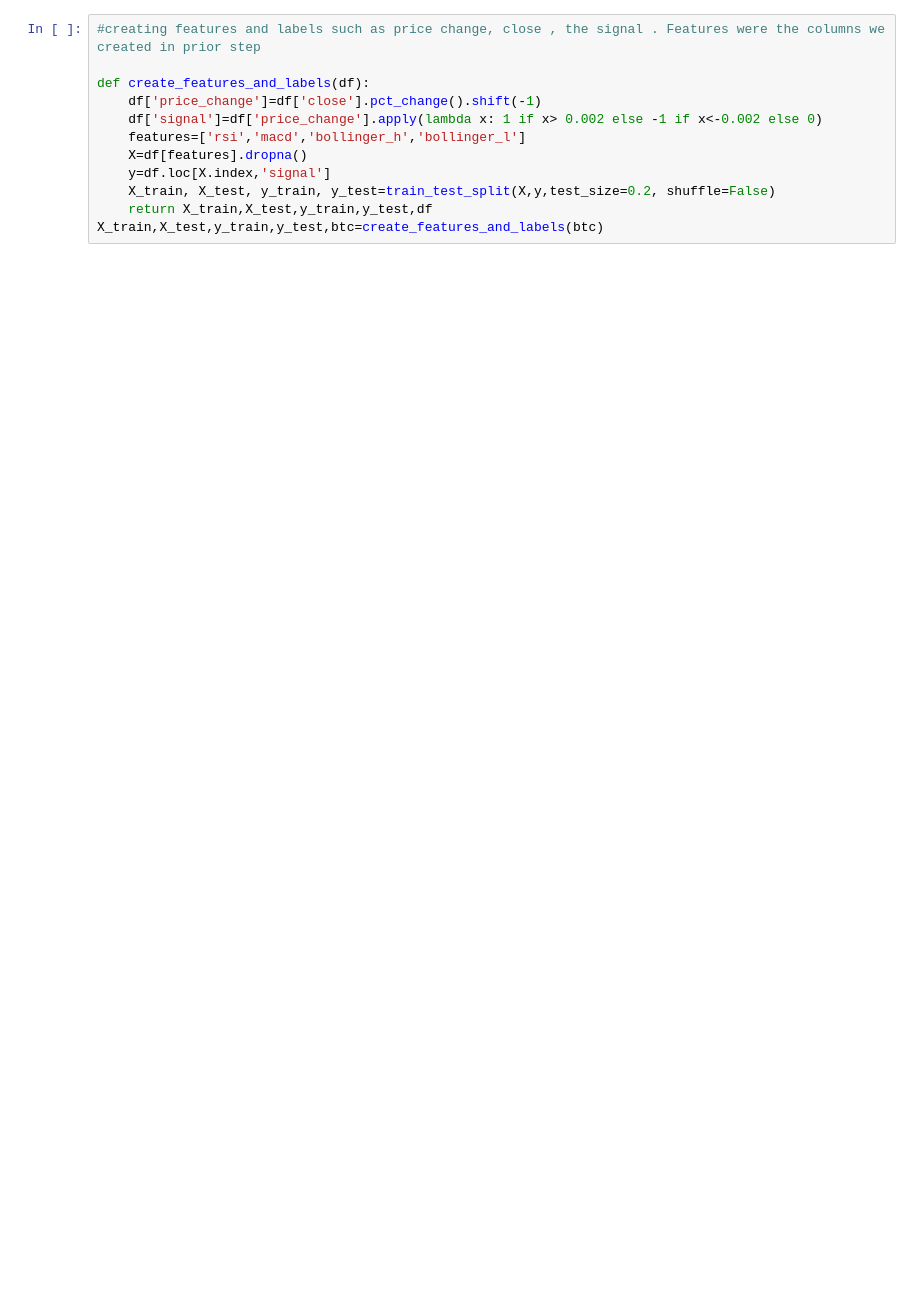
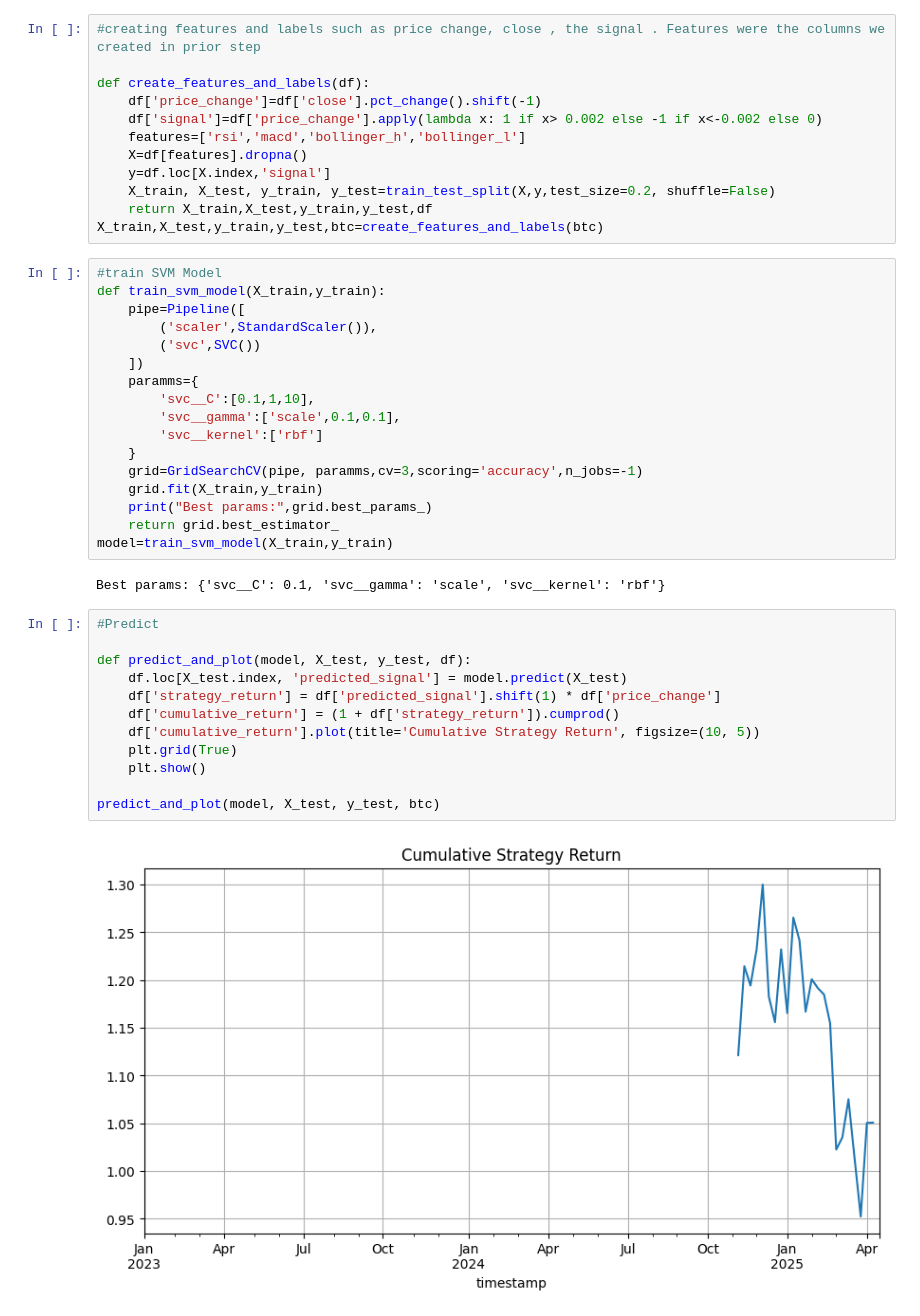
Before and after one commit to bobhampton/ML_Stock_Bot_with_Alpaca, a Jupyter notebook: Lorraine-SVM.ipynb, the cells around one changed output. Cells and saved outputs as stored; diff of their text form; blank space fills up the shorter version.

Commit message:
added predict, have to polish it

```diff
--- a/Lorraine-SVM.ipynb
+++ b/Lorraine-SVM.ipynb
@@ -104,3 +104,36 @@ def create_features_and_labels(df):
     X_train, X_test, y_train, y_test=train_test_split(X,y,test_size=0.2, shuffle=False)
     return X_train,X_test,y_train,y_test,df
 X_train,X_test,y_train,y_test,btc=create_features_and_labels(btc)
+# %%
+#train SVM Model
+def train_svm_model(X_train,y_train):
+    pipe=Pipeline([
+        ('scaler',StandardScaler()),
+        ('svc',SVC())
+    ])
+    paramms={
+        'svc__C':[0.1,1,10],
+        'svc__gamma':['scale',0.1,0.1],
+        'svc__kernel':['rbf']
+    }
+    grid=GridSearchCV(pipe, paramms,cv=3,scoring='accuracy',n_jobs=-1)
+    grid.fit(X_train,y_train)
+    print("Best params:",grid.best_params_)
+    return grid.best_estimator_
+model=train_svm_model(X_train,y_train)
+# %% [output]
+Best params: {'svc__C': 0.1, 'svc__gamma': 'scale', 'svc__kernel': 'rbf'}
+# %%
+#Predict
+
+def predict_and_plot(model, X_test, y_test, df):
+    df.loc[X_test.index, 'predicted_signal'] = model.predict(X_test)
+    df['strategy_return'] = df['predicted_signal'].shift(1) * df['price_change']
+    df['cumulative_return'] = (1 + df['strategy_return']).cumprod()
+    df['cumulative_return'].plot(title='Cumulative Strategy Return', figsize=(10, 5))
+    plt.grid(True)
+    plt.show()
+
+predict_and_plot(model, X_test, y_test, btc)
+# %% [output]
+[figure, added]
```
